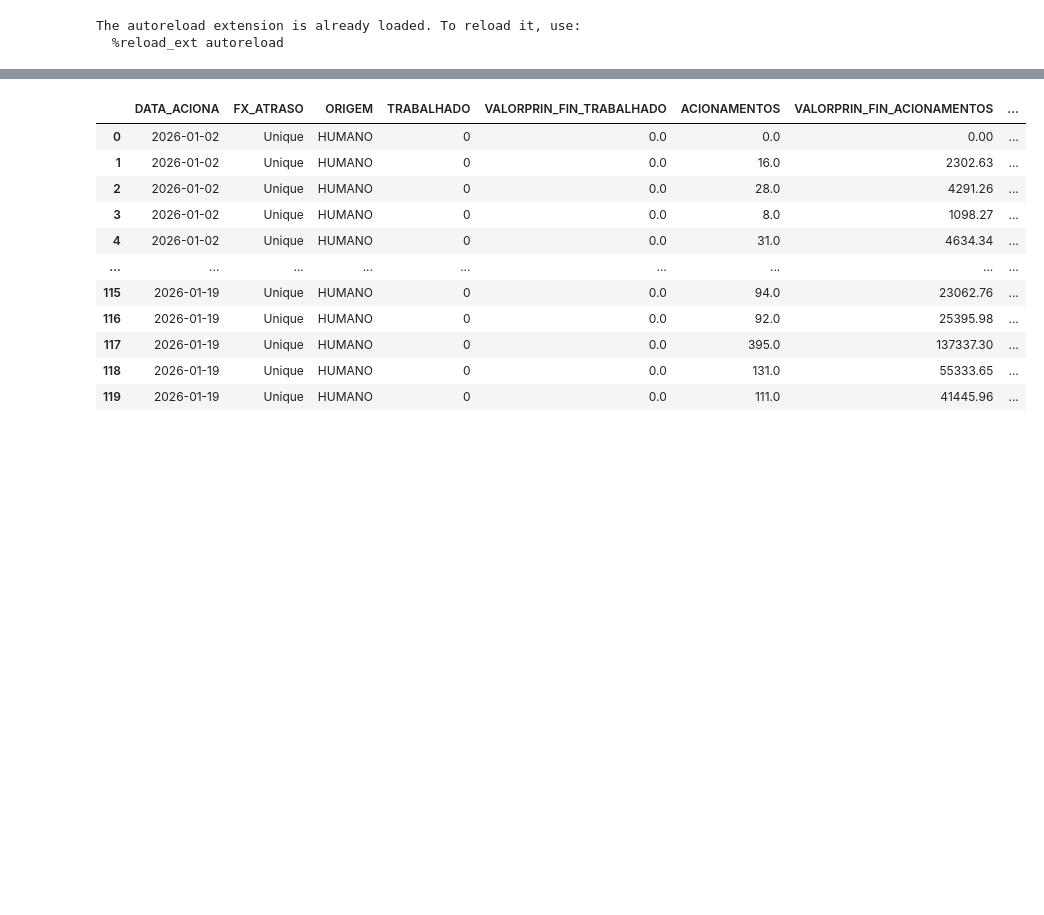
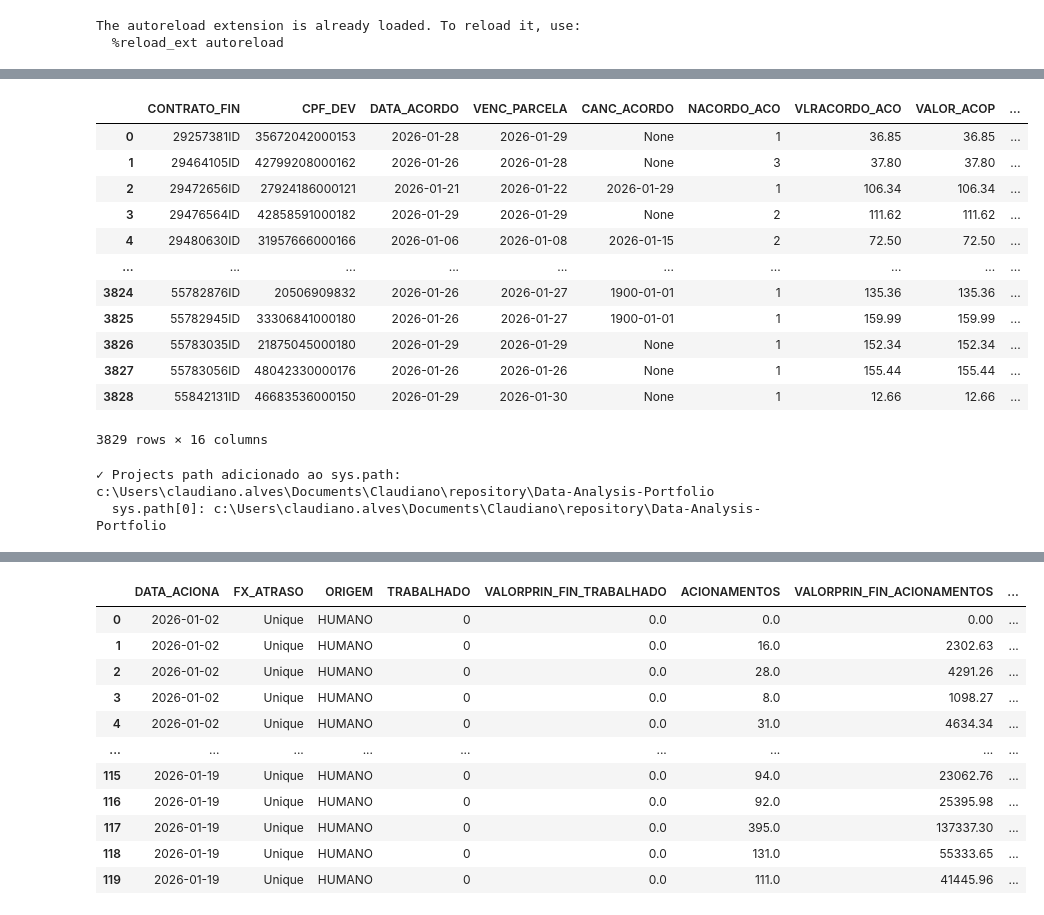
Before and after one commit to Claudiano-alves/Data-Analysis-Portfolio, a Jupyter notebook: Projects/notebooks/data_wrangling_getnet.ipynb, the cells around one changed output, grey strips where cells are left out. Drawn from its saved outputs; the diff is of its cells as text; code cells hidden in the pictures; blank space fills up the shorter version.

```diff
--- a/Projects/notebooks/data_wrangling_getnet.ipynb
+++ b/Projects/notebooks/data_wrangling_getnet.ipynb
@@ -175,0 +146,33 @@ df_acionamentos_tabulados
+# %%
+df_acordos
+# %% [output]
+|  | CONTRATO_FIN | CPF_DEV | DATA_ACORDO | VENC_PARCELA | CANC_ACORDO | NACORDO_ACO | VLRACORDO_ACO | VALOR_ACOP | ... |
+| 0 | 29257381ID | 35672042000153 | 2026-01-28 | 2026-01-29 | None | 1 | 36.85 | 36.85 | ... |
+| 1 | 29464105ID | 42799208000162 | 2026-01-26 | 2026-01-28 | None | 3 | 37.80 | 37.80 | ... |
+| 2 | 29472656ID | 27924186000121 | 2026-01-21 | 2026-01-22 | 2026-01-29 | 1 | 106.34 | 106.34 | ... |
+| 3 | 29476564ID | 42858591000182 | 2026-01-29 | 2026-01-29 | None | 2 | 111.62 | 111.62 | ... |
+| 4 | 29480630ID | 31957666000166 | 2026-01-06 | 2026-01-08 | 2026-01-15 | 2 | 72.50 | 72.50 | ... |
+| ... | ... | ... | ... | ... | ... | ... | ... | ... | ... |
+| 3824 | 55782876ID | 20506909832 | 2026-01-26 | 2026-01-27 | 1900-01-01 | 1 | 135.36 | 135.36 | ... |
+| 3825 | 55782945ID | 33306841000180 | 2026-01-26 | 2026-01-27 | 1900-01-01 | 1 | 159.99 | 159.99 | ... |
+| 3826 | 55783035ID | 21875045000180 | 2026-01-29 | 2026-01-29 | None | 1 | 152.34 | 152.34 | ... |
+| 3827 | 55783056ID | 48042330000176 | 2026-01-26 | 2026-01-26 | None | 1 | 155.44 | 155.44 | ... |
+| 3828 | 55842131ID | 46683536000150 | 2026-01-29 | 2026-01-30 | None | 1 | 12.66 | 12.66 | ... |
+3829 rows × 16 columns
+# %%
+import sys
+import os
+
+# Obter o caminho raiz do Projects (onde o notebook está dentro)
+notebook_dir = os.getcwd()
+projects_root = os.path.dirname(os.path.dirname(notebook_dir))  # sobe 2 níveis de notebooks/
+
+# Garantir que Projects está no sys.path para que "from Projects.x" funcione
+if projects_root not in sys.path:
+    sys.path.insert(0, projects_root)
+
+print(f"✓ Projects path adicionado ao sys.path: {projects_root}")
+print(f"  sys.path[0]: {sys.path[0]}")
+# %% [output]
+✓ Projects path adicionado ao sys.path: c:\Users\claudiano.alves\Documents\Claudiano\repository\Data-Analysis-Portfolio
+  sys.path[0]: c:\Users\claudiano.alves\Documents\Claudiano\repository\Data-Analysis-Portfolio
```
Also changed, not shown: parts of 9 cells of this notebook, 12 other files.
